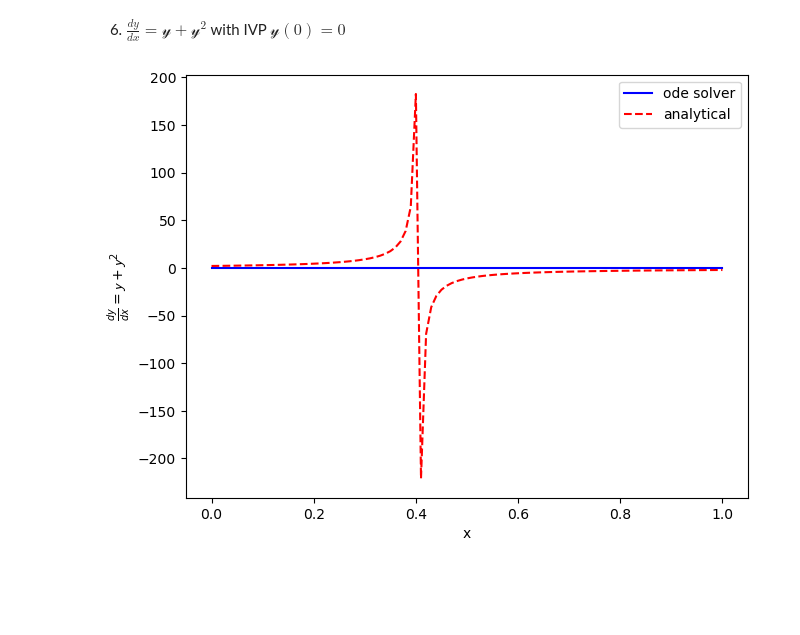
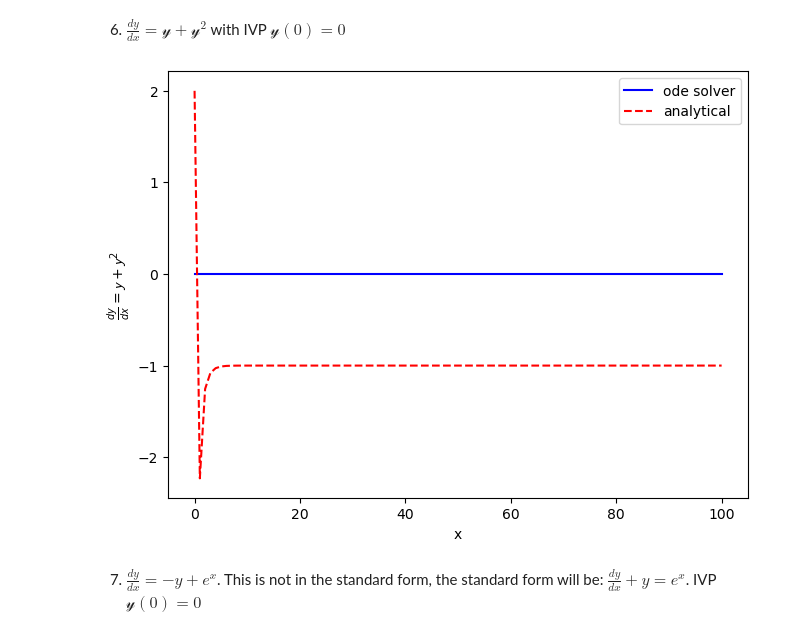
Before and after one commit to MuhammadUtoro/Numerical-Analysis, a Jupyter notebook: ODE_Practice_1.ipynb, the cells around one changed output. Cells and saved outputs as stored; diff of their text form; code cells hidden in the pictures; blank space fills up the shorter version.

```diff
--- a/ODE_Practice_1.ipynb
+++ b/ODE_Practice_1.ipynb
@@ -147,24 +148,26 @@ plt.show()
 def dydx6(x, y):
     return y + y**2
 
-x = np.linspace(0,1,101)
+x = np.linspace(0,100,101)
 y0 = 0
 
-ysol_6 = odeint(dydx6, y0=y0, t=x, tfirst=True)
-# ysol_6 = solve_ivp(dydx6, t_span=(0,max(x)), y0=[y0], t_eval=x)
+# ysol_6 = odeint(dydx6, y0=y0, t=x, tfirst=True)
+ysol_6 = solve_ivp(dydx6, t_span=(0,max(x)), y0=[y0], t_eval=x)
 
 # Calculate the analytical solution
 yexact_6 = 1/(3/2*np.exp(1)**-x - 1)
 # %%
 # Plot and compare
-plt.plot(x, ysol_6, 'b-', label='ode solver')
+plt.plot(x, ysol_6.y[0], 'b-', label='ode solver')
 plt.plot(x, yexact_6, 'r--', label='analytical')
 plt.tight_layout()
 plt.xlabel('x')
 plt.ylabel(r'$\frac{dy}{dx} = \mathcal{y} + \mathcal{y}^2$')
 plt.legend()
 plt.show()
 
-# it similar case with number 3. Need more information
+# it similar case with number 2. Need more information
 # %% [output]
-[figure, old version]
+[figure, new version]
+# %% [markdown]
+7. $\frac{dy}{dx} = -y + e^{x}$. This is not in the standard form, the standard form will be: $\frac{dy}{dx} + y = e^{x}$. IVP $\mathcal{y(0) = 0}$
```
Also changed, not shown: parts of 7 cells of this notebook.
